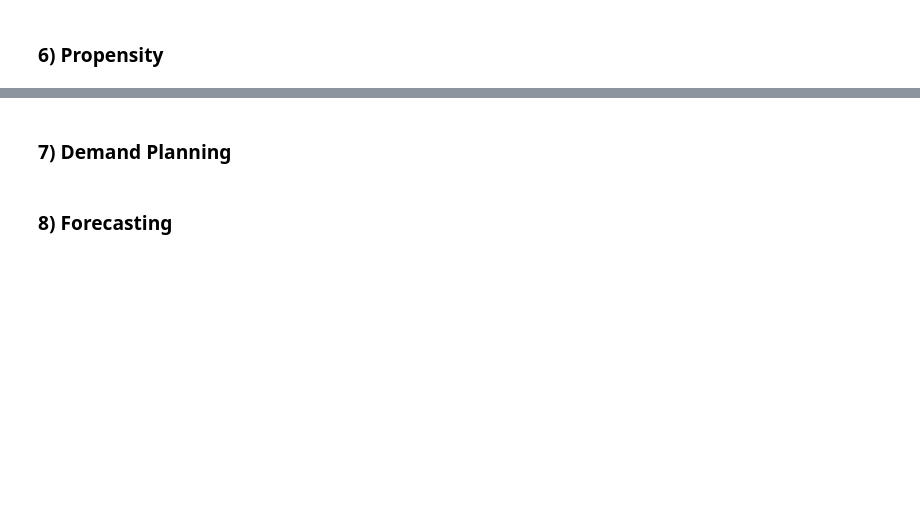
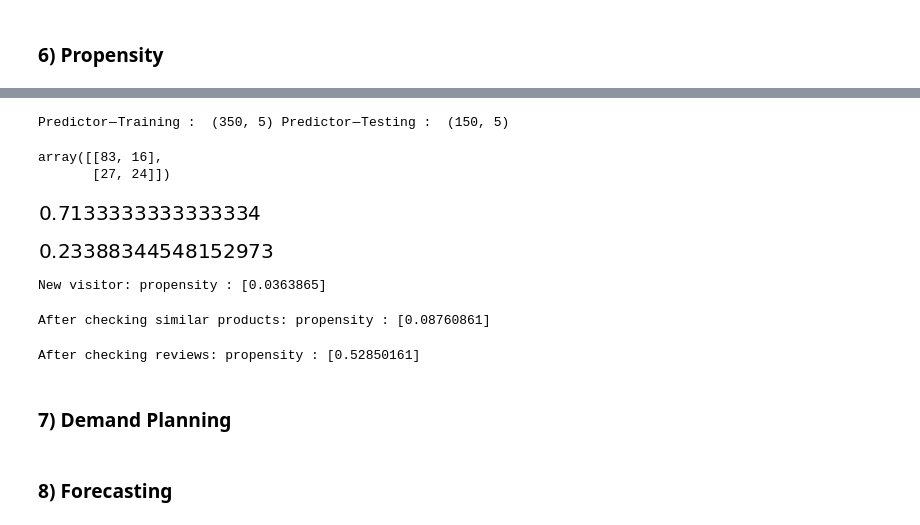
Before and after one commit to geoffreylink/Projects, a Jupyter notebook: 05 Statistical Methods/10 Common Use Cases for Business Analytics.ipynb, the cells around one changed output, grey strips where cells are left out. Drawn from its saved outputs; the diff is of its cells as text; code cells hidden in the pictures; blank space fills up the shorter version.

Commit message:
added propensity

```diff
--- a/05 Statistical Methods/10 Common Use Cases for Business Analytics.ipynb
+++ b/05 Statistical Methods/10 Common Use Cases for Business Analytics.ipynb
@@ -701,2 +915,14 @@ Name: clv, dtype: float64
 # %% [markdown]
 ### 6) Propensity
+# %%
+from pandas import Series, DataFrame
+import pandas as pd
+import numpy as np
+import os
+import matplotlib.pylab as plt
+from sklearn.model_selection  import train_test_split
+from sklearn.tree import DecisionTreeClassifier
+from sklearn.metrics import classification_report
+import sklearn.metrics
+prospect_data = pd.read_csv("browsing.csv")
+prospect_data.dtypes
@@ -703,3 +972,58 @@ Name: clv, dtype: float64
+# %%
+#Drop columns with low correlation
+
+predictors = prospect_data[['REVIEWS','BOUGHT_TOGETHER','COMPARE_SIMILAR','WARRANTY','SPONSORED_LINKS']]
+
+targets = prospect_data.BUY
+# %%
+pred_train, pred_test, tar_train, tar_test = train_test_split(predictors, targets, test_size=.3)
+
+print('Predictor — Training : ', pred_train.shape, 'Predictor — Testing : ', pred_test.shape )
+# %% [output]
+Predictor — Training :  (350, 5) Predictor — Testing :  (150, 5)
+# %%
+from sklearn.naive_bayes import GaussianNB
+
+classifier=GaussianNB()
+
+classifier=classifier.fit(pred_train,tar_train)
+
+predictions=classifier.predict(pred_test)
+
+#Analyze accuracy of predictions
+
+sklearn.metrics.confusion_matrix(tar_test,predictions)
+# %% [output]
+array([[83, 16],
+       [27, 24]])
+# %%
+sklearn.metrics.accuracy_score(tar_test, predictions)
+# %% [output]
+[figure, added]
+# %%
+pred_prob=classifier.predict_proba(pred_test)
+
+pred_prob[0,1]
+# %% [output]
+[figure, added]
+# %%
+browsing_data = np.array([0,0,0,0,0]).reshape(1, -1)
+
+print('New visitor: propensity :',classifier.predict_proba(browsing_data)[:,1])
+# %% [output]
+New visitor: propensity : [0.0363865]
+# %%
+browsing_data = np.array([0,0,1,0,0]).reshape(1, -1)
+
+print('After checking similar products: propensity :',classifier.predict_proba(browsing_data)[:,1] )
+# %% [output]
+After checking similar products: propensity : [0.08760861]
+# %%
+browsing_data = np.array([1,0,1,0,0]).reshape(1, -1)
+
+print('After checking reviews: propensity :',classifier.predict_proba(browsing_data)[:,1] )
+# %% [output]
+After checking reviews: propensity : [0.52850161]
 # %% [markdown]
 ### 7) Demand Planning
 # %% [markdown]
```
Also changed, not shown: parts of 14 cells of this notebook, 1 other file.
